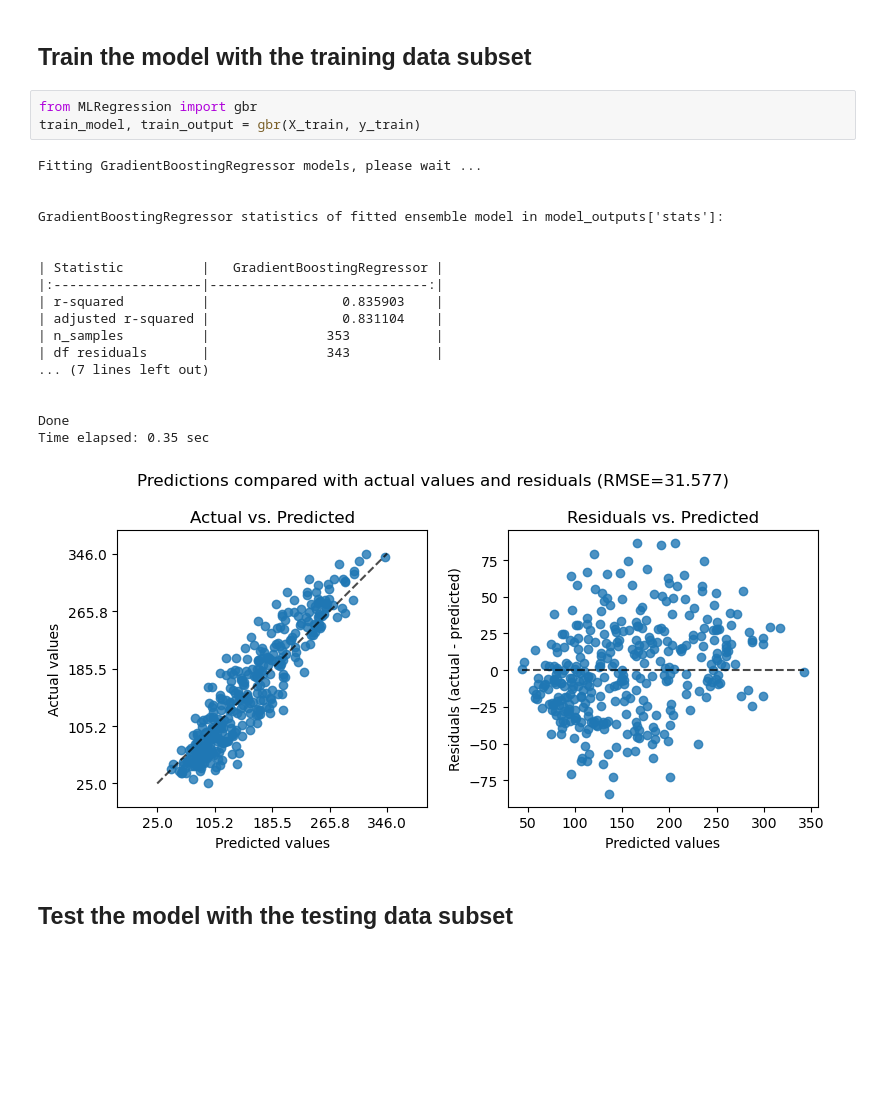
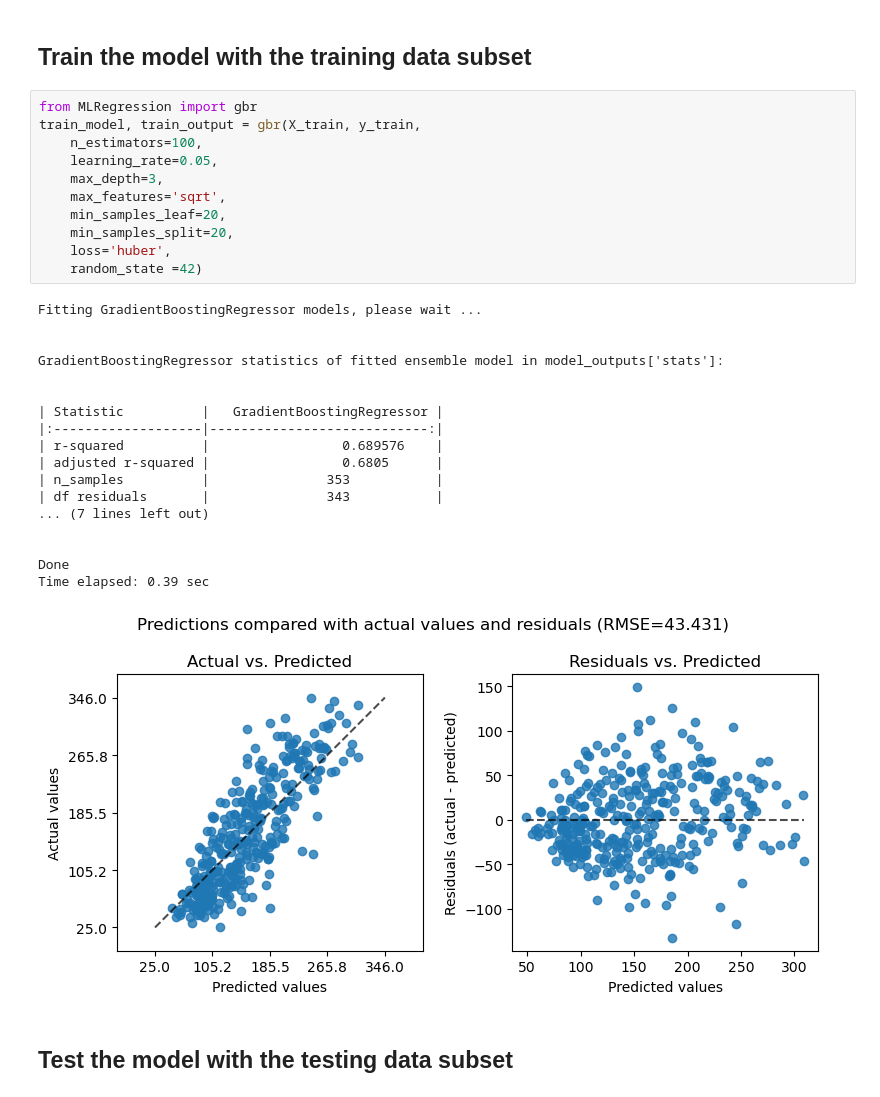
Before and after one commit to gjpelletier/MLRegression, a Jupyter notebook: Example_GradientBoostingRegressor.ipynb, the cells around one changed output. Drawn from its saved outputs; the diff is of its cells as text; blank space fills up the shorter version.

```diff
--- a/Example_GradientBoostingRegressor.ipynb
+++ b/Example_GradientBoostingRegressor.ipynb
@@ -36,26 +36,34 @@ X_train, X_test, y_train, y_test = train_test_split(X, y, test_size=0.2, random_
 ## Train the model with the training data subset
 # %%
 from MLRegression import gbr
-train_model, train_output = gbr(X_train, y_train)
+train_model, train_output = gbr(X_train, y_train,
+    n_estimators=100,
+    learning_rate=0.05,
+    max_depth=3,
+    max_features='sqrt',
+    min_samples_leaf=20,
+    min_samples_split=20,
+    loss='huber',
+    random_state =42)
 # %% [output]
 Fitting GradientBoostingRegressor models, please wait ...
 
 
 GradientBoostingRegressor statistics of fitted ensemble model in model_outputs['stats']:
 
 
 | Statistic          |   GradientBoostingRegressor |
 |:-------------------|----------------------------:|
-| r-squared          |                 0.835903    |
-| adjusted r-squared |                 0.831104    |
+| r-squared          |                 0.689576    |
+| adjusted r-squared |                 0.6805      |
 | n_samples          |               353           |
 | df residuals       |               343           |
 ... (7 lines left out)
 
 
 Done
-Time elapsed: 0.35 sec
+Time elapsed: 0.39 sec
-[figure, old version]
+[figure, new version]
 # %% [markdown]
 ## Test the model with the testing data subset
 # %%
```
Also changed, not shown: parts of 5 cells of this notebook.
